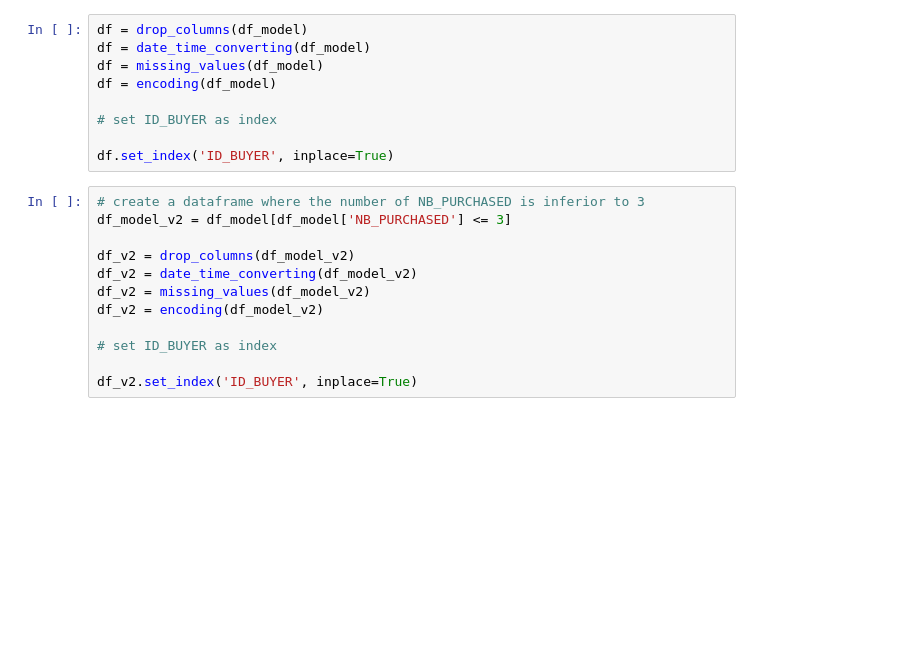
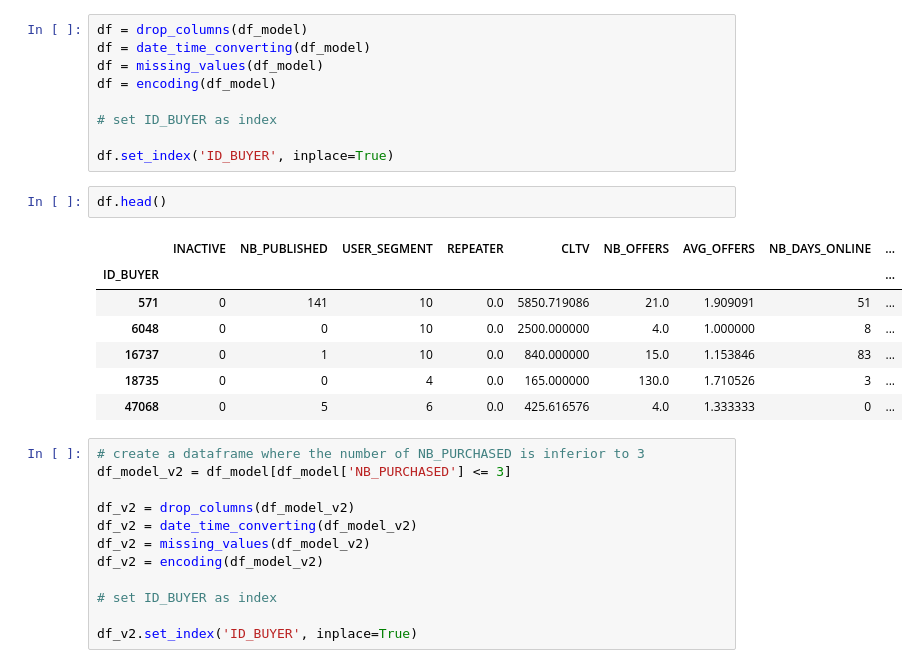
Before and after one commit to ElieTrigano/CRP_VC, a Jupyter notebook: model_v1_cleaned.ipynb, the cells around one changed output. Saved outputs shown, nothing was run; the diff lists cells and outputs as text; blank space fills up the shorter version.

```diff
--- a/model_v1_cleaned.ipynb
+++ b/model_v1_cleaned.ipynb
@@ -206,6 +206,16 @@ df = encoding(df_model)
 # set ID_BUYER as index
 
 df.set_index('ID_BUYER', inplace=True)
+# %%
+df.head()
+# %% [output]
+|  | INACTIVE | NB_PUBLISHED | USER_SEGMENT | REPEATER | CLTV | NB_OFFERS | AVG_OFFERS | NB_DAYS_ONLINE | ... |
+| ID_BUYER |  |  |  |  |  |  |  |  | ... |
+| 571 | 0 | 141 | 10 | 0.0 | 5850.719086 | 21.0 | 1.909091 | 51 | ... |
+| 6048 | 0 | 0 | 10 | 0.0 | 2500.000000 | 4.0 | 1.000000 | 8 | ... |
+| 16737 | 0 | 1 | 10 | 0.0 | 840.000000 | 15.0 | 1.153846 | 83 | ... |
+| 18735 | 0 | 0 | 4 | 0.0 | 165.000000 | 130.0 | 1.710526 | 3 | ... |
+| 47068 | 0 | 5 | 6 | 0.0 | 425.616576 | 4.0 | 1.333333 | 0 | ... |
 # %%
 # create a dataframe where the number of NB_PURCHASED is inferior to 3
 df_model_v2 = df_model[df_model['NB_PURCHASED'] <= 3]
```
Also changed, not shown: parts of 14 cells of this notebook, 1 other file.
